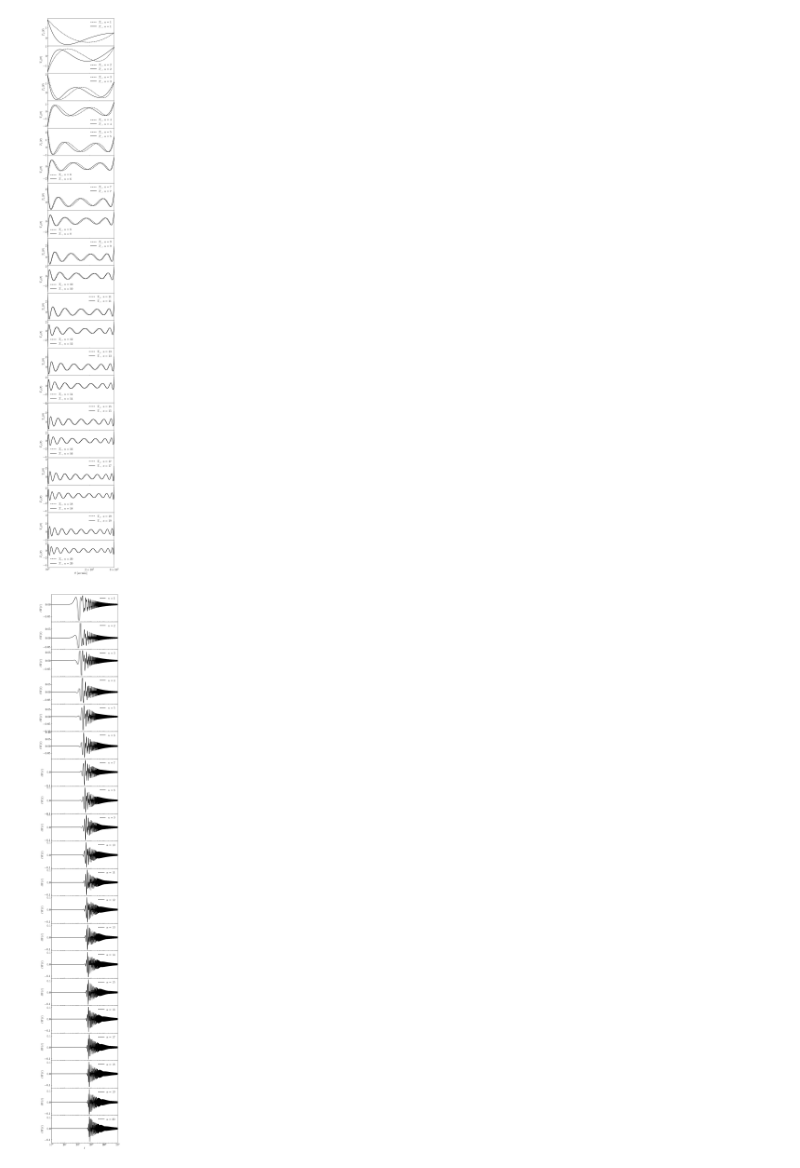
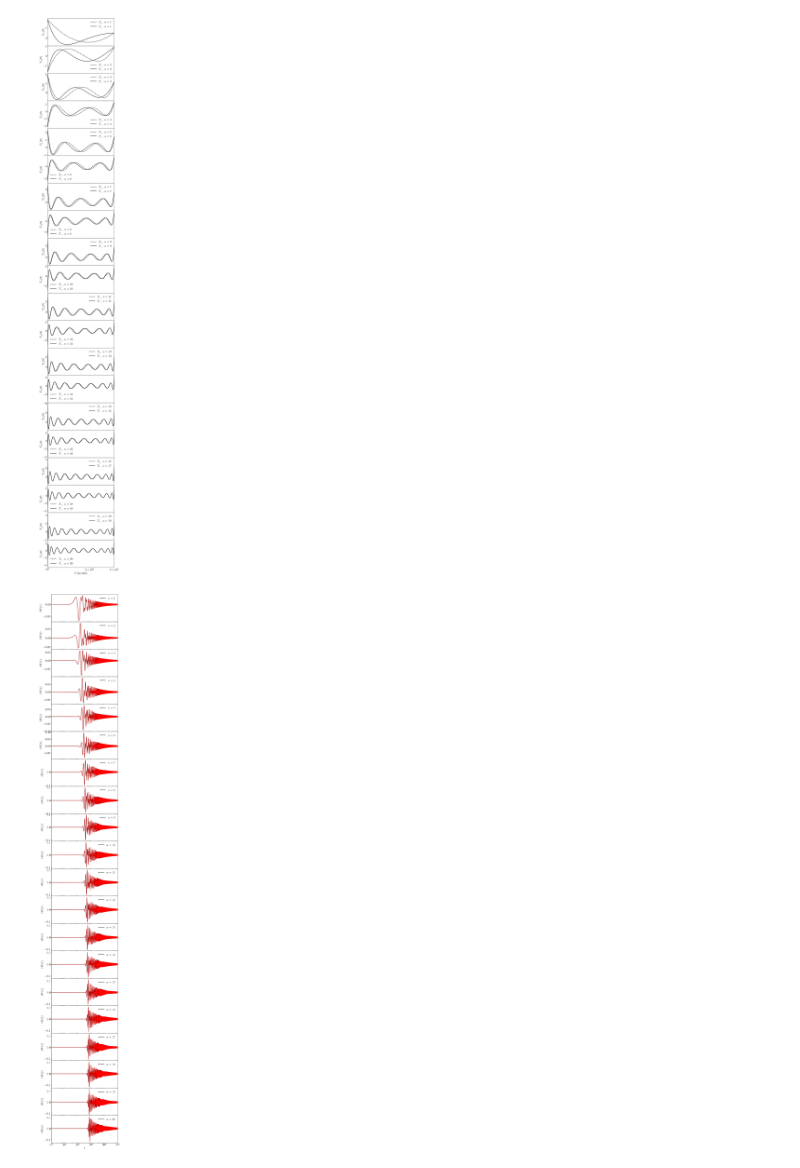
Before and after one commit to rreischke/cosebis_benchmark, a Jupyter notebook: plots/make_plots.ipynb, the cells around one changed output. Saved outputs shown, nothing was run; the diff lists cells and outputs as text; code cells hidden in the pictures.

Commit message:
plots update

```diff
--- a/plots/make_plots.ipynb
+++ b/plots/make_plots.ipynb
@@ -26,11 +26,14 @@ tm_files = sorted(benchmarks_dir.glob(f"Tm_benchmark_{tmin}_{tmax}_mode_*.txt"))
 
 
 well_files = sorted(benchmarks_dir.glob(f"Well_{tmin}_{tmax}_mode_*.txt"))
+well_files_acc = sorted(benchmarks_dir.glob(f"high_acc_Well_{tmin}_{tmax}_mode_*.txt"))
+
+
 
 Tp_data = [np.loadtxt(f) for f in tp_files]
 Tm_data = [np.loadtxt(f) for f in tm_files]
 Well_data = [np.loadtxt(f) for f in well_files]
-
+Well_data_acc = [np.loadtxt(f) for f in well_files_acc]
 
 Nmodes = len(Tp_data)
 # --- T+ and T- ---
@@ -57,22 +60,23 @@ plt.show()
 # %%
 
 # --- W(ell) ---
 fig, axes = plt.subplots(Nmodes,1, figsize=(6, 2.5*Nmodes), sharex=True)
 for i, well in enumerate(Well_data):
     axes[i].plot(well[:, 0], well[:, 0]*well[:, 1], label=f"$n={i+1}$", color = "black")
+    axes[i].plot(well[:, 0], Well_data_acc[i][:, 0]*Well_data_acc[i][:, 1], color = "red", ls = "--")
     axes[i].set_ylabel(r"$\ell W(\ell)$", fontsize=fontsi)
     axes[i].set_xlim(well[0, 0], well[-1, 0])
     if i == Nmodes - 1:
         axes[i].set_xlabel(r"$\ell$", fontsize=fontsi)
     if i < Nmodes - 1:
         axes[i].tick_params(labelbottom=False)
 
 for ax in axes:
     ax.set_xscale("log")
     ax.tick_params(axis='both', which='both', direction='in', labelsize=fontsi)
     ax.legend(fontsize=fontsi, loc="best", frameon=False)
 fig.subplots_adjust(hspace=0.)
 plt.savefig(f"Well_benchmarks_tmin{tmin}_tmax{tmax}.pdf", bbox_inches="tight")
 plt.show()
 # %% [output]
-[figure, old version]
+[figure, new version]
```
Also changed, not shown: 10 other files.
